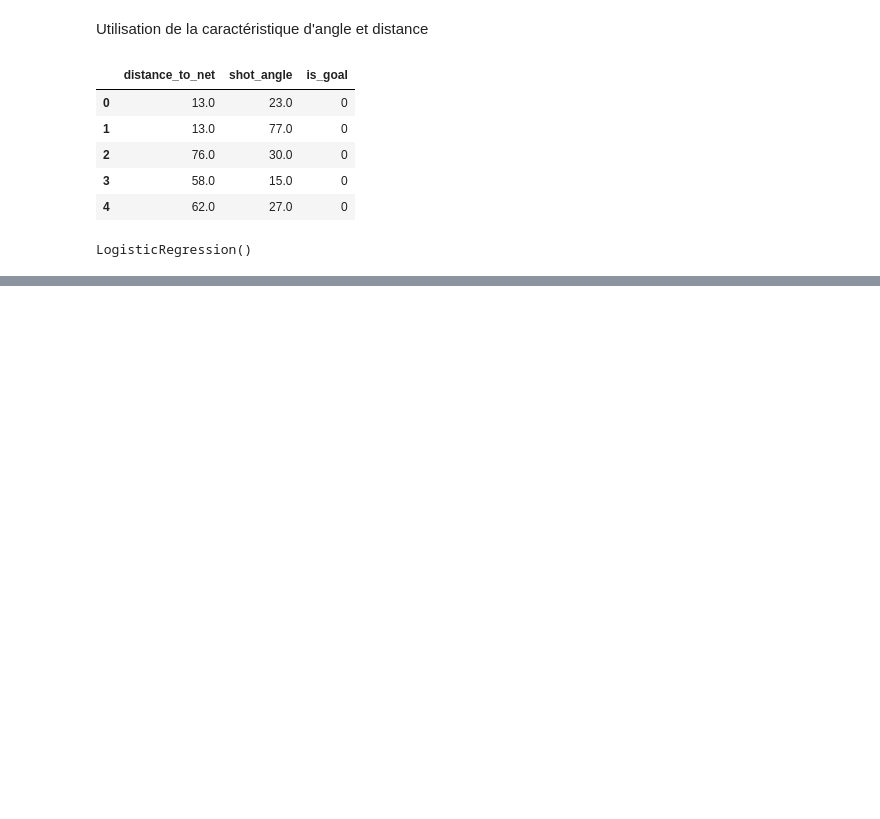
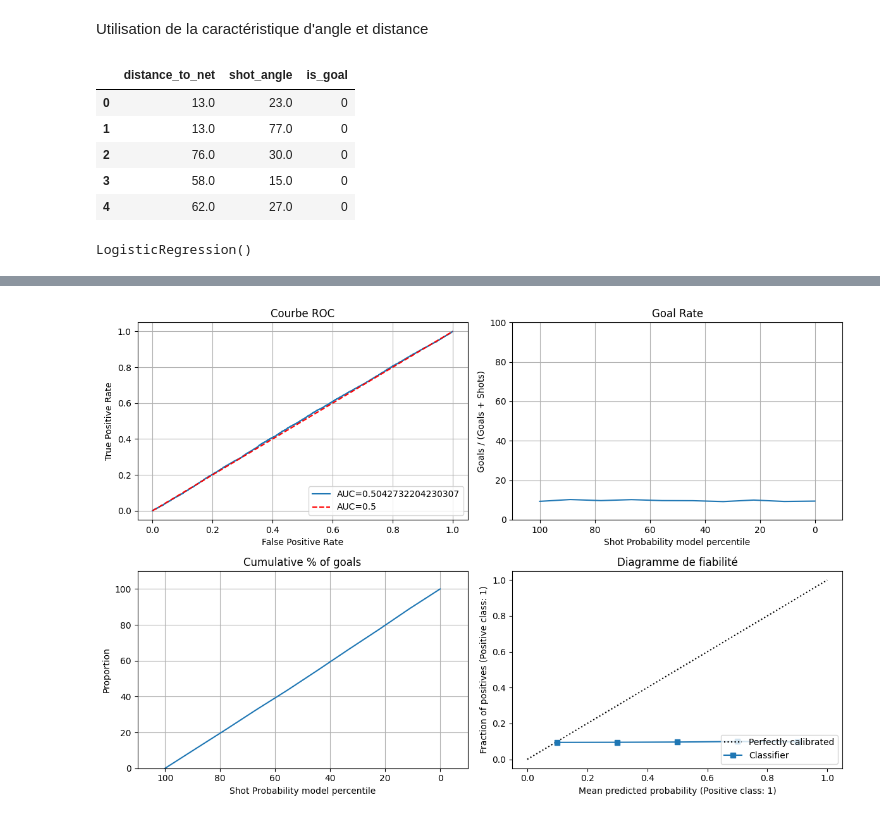
Before and after one commit to MkYacine/IFT6758-Projet, a Jupyter notebook: notebooks/modele_base.ipynb, the cells around one changed output, grey strips where cells are left out. Cells and saved outputs as stored; diff of their text form; code cells hidden in the pictures; blank space fills up the shorter version.

```diff
--- a/notebooks/modele_base.ipynb
+++ b/notebooks/modele_base.ipynb
@@ -267,0 +272,2 @@ plot_metrics(modele_base3, X_val, y_val)
+# %%
+random_proba = np.random.uniform(0, 1, len(y_val3))
@@ -267,0 +279,4 @@ plot_metrics(modele_base3, X_val, y_val)
+# %%
+plot_metrics(y_val3, random_proba)
+# %% [output]
+[figure, added]
```
Also changed, not shown: parts of 31 cells of this notebook, 3 other files.
